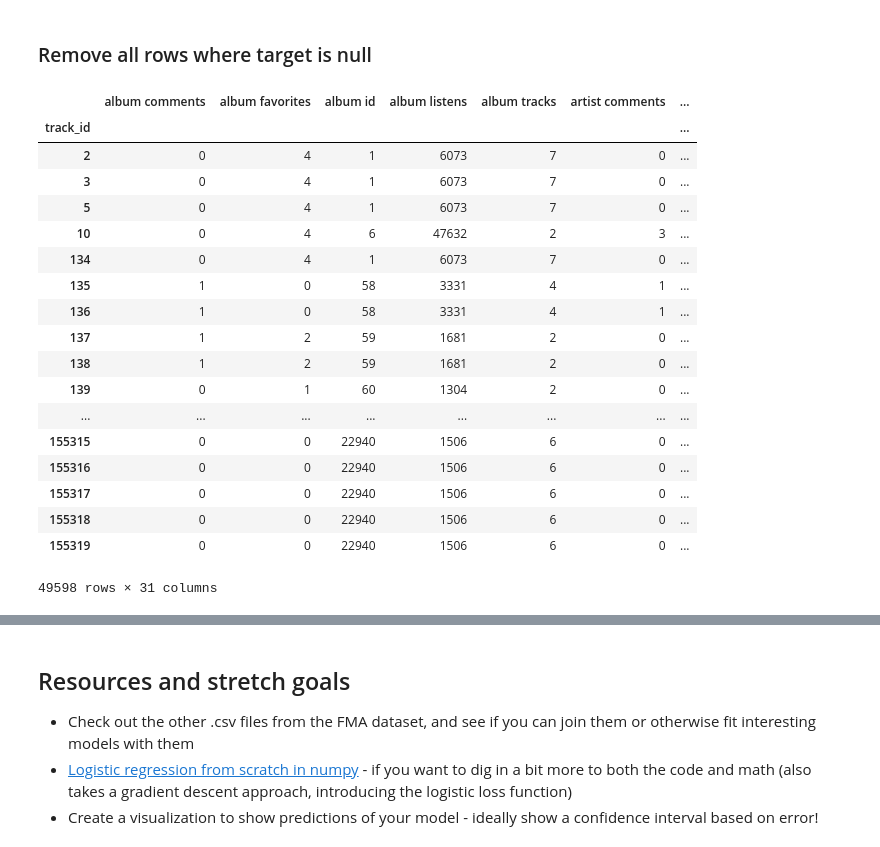
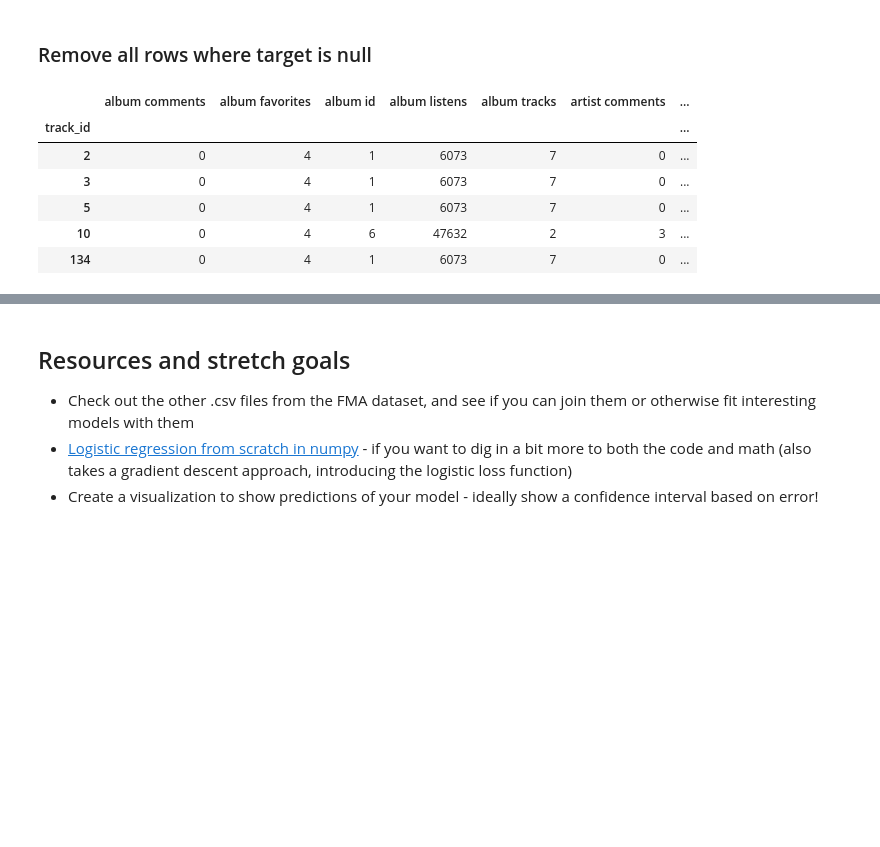
Before and after one commit to bloominstituteoftechnology/DS-Unit-2-Sprint-3-Advanced-Regression, a Jupyter notebook: module1-logistic-regression/LS_DS_231_Logistic_Regression.ipynb, the cells around one changed output, grey strips where cells are left out. Cells and saved outputs as stored; diff of their text form; code cells hidden in the pictures; blank space fills up the shorter version.

```diff
--- a/module1-logistic-regression/LS_DS_231_Logistic_Regression.ipynb
+++ b/module1-logistic-regression/LS_DS_231_Logistic_Regression.ipynb
@@ -818,24 +807,12 @@ tracks_numeric = tracks_numeric[tracks['track genre_top'].notnull()]
 # %%
 target_numeric = pd.get_dummies(tracks_numeric,
                                 columns = ['track genre_top'])
-target_numeric
+target_numeric.head()
 # %% [output]
 |  | album comments | album favorites | album id | album listens | album tracks | artist comments | ... |
 | track_id |  |  |  |  |  |  | ... |
 | 2 | 0 | 4 | 1 | 6073 | 7 | 0 | ... |
 | 3 | 0 | 4 | 1 | 6073 | 7 | 0 | ... |
 | 5 | 0 | 4 | 1 | 6073 | 7 | 0 | ... |
 | 10 | 0 | 4 | 6 | 47632 | 2 | 3 | ... |
 | 134 | 0 | 4 | 1 | 6073 | 7 | 0 | ... |
-| 135 | 1 | 0 | 58 | 3331 | 4 | 1 | ... |
-| 136 | 1 | 0 | 58 | 3331 | 4 | 1 | ... |
-| 137 | 1 | 2 | 59 | 1681 | 2 | 0 | ... |
-| 138 | 1 | 2 | 59 | 1681 | 2 | 0 | ... |
-| 139 | 0 | 1 | 60 | 1304 | 2 | 0 | ... |
-| ... | ... | ... | ... | ... | ... | ... | ... |
-| 155315 | 0 | 0 | 22940 | 1506 | 6 | 0 | ... |
-| 155316 | 0 | 0 | 22940 | 1506 | 6 | 0 | ... |
-| 155317 | 0 | 0 | 22940 | 1506 | 6 | 0 | ... |
-| 155318 | 0 | 0 | 22940 | 1506 | 6 | 0 | ... |
-| 155319 | 0 | 0 | 22940 | 1506 | 6 | 0 | ... |
-49598 rows × 31 columns
```
Also changed, not shown: parts of 15 cells of this notebook.
